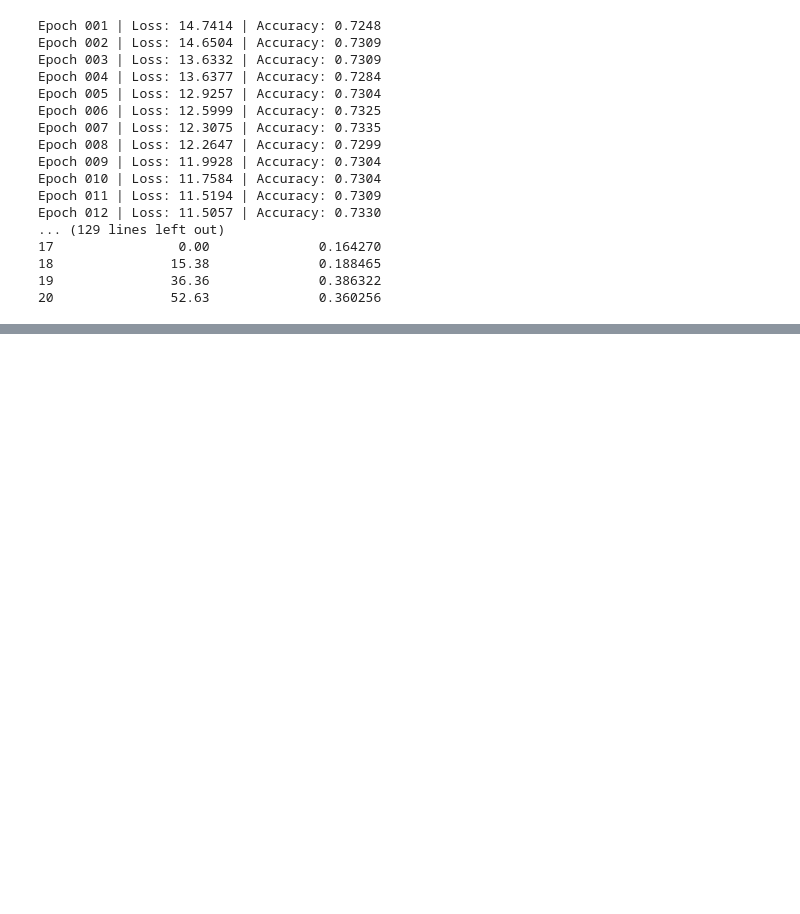
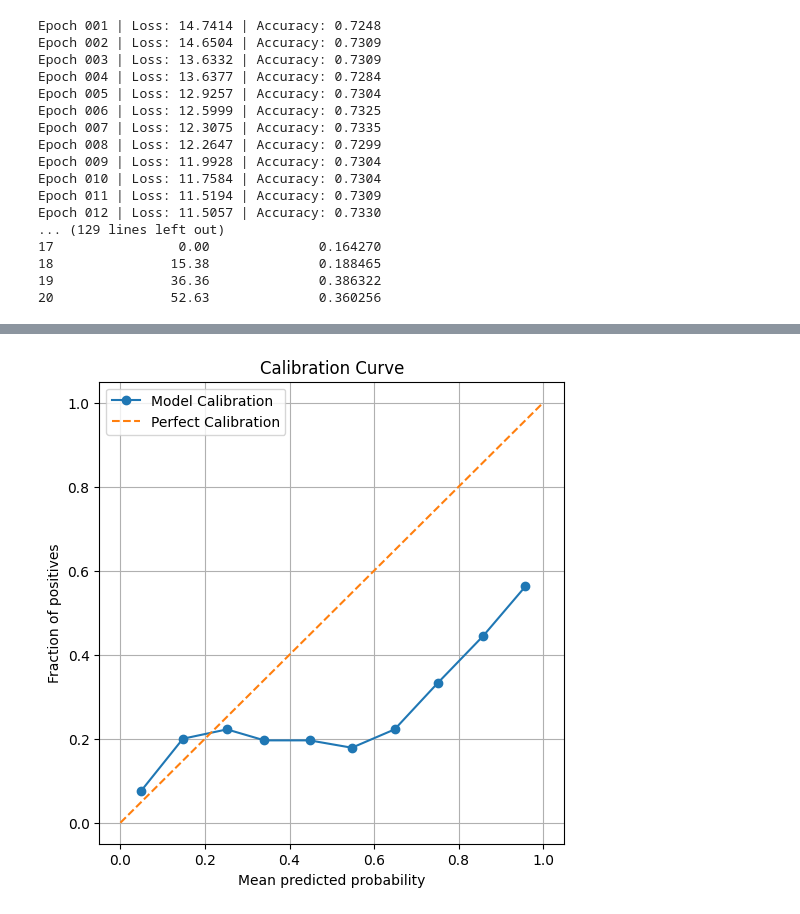
Before and after one commit to RafsanJany-UST/NYC_Research_Cell, a Jupyter notebook: KINZ/Office/new_KINZ.ipynb, the cells around one changed output, grey strips where cells are left out. Saved outputs shown, nothing was run; the diff lists cells and outputs as text; code cells hidden in the pictures; blank space fills up the shorter version.

```diff
--- a/KINZ/Office/new_KINZ.ipynb
+++ b/KINZ/Office/new_KINZ.ipynb
@@ -816,3 +816,5 @@ Epoch 012 | Loss: 11.5057 | Accuracy: 0.7330
 18               15.38              0.188465
 19               36.36              0.386322
 20               52.63              0.360256
+# %%
+path = "C:/Users/RAZER/Desktop/TEMp/New folder/KINECT_dataset_with_qor15.csv"
@@ -818,0 +995,24 @@ Epoch 012 | Loss: 11.5057 | Accuracy: 0.7330
+# %%
+# Evaluation & Calibration
+model.eval()
+all_probs, all_labels = [], []
+with torch.no_grad():
+    for x_seq, aux_seq, y, pid in test_dataset:
+        x_seq, aux_seq = x_seq.unsqueeze(0).to(device), aux_seq.unsqueeze(0).to(device)
+        out = torch.sigmoid(model(x_seq, aux_seq)).cpu().item()
+        all_probs.append(out)
+        all_labels.append(y.item())
+
+# Calibration Curve
+prob_true, prob_pred = calibration_curve(all_labels, all_probs, n_bins=10)
+plt.figure(figsize=(6, 6))
+plt.plot(prob_pred, prob_true, marker='o', label='Model Calibration')
+plt.plot([0, 1], [0, 1], linestyle='--', label='Perfect Calibration')
+plt.xlabel('Mean predicted probability')
+plt.ylabel('Fraction of positives')
+plt.title('Calibration Curve')
+plt.legend()
+plt.grid(True)
+plt.show()
+# %% [output]
+[figure, added]
```
Also changed, not shown: parts of 2 cells of this notebook.
